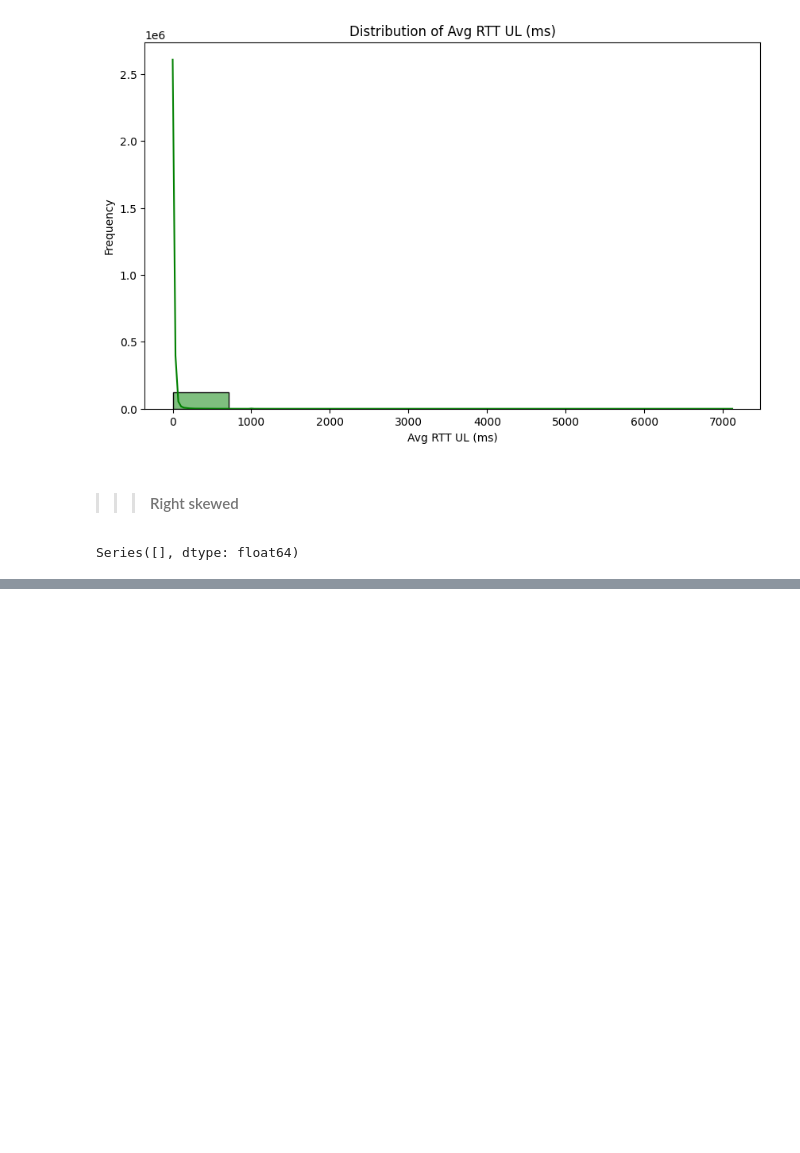
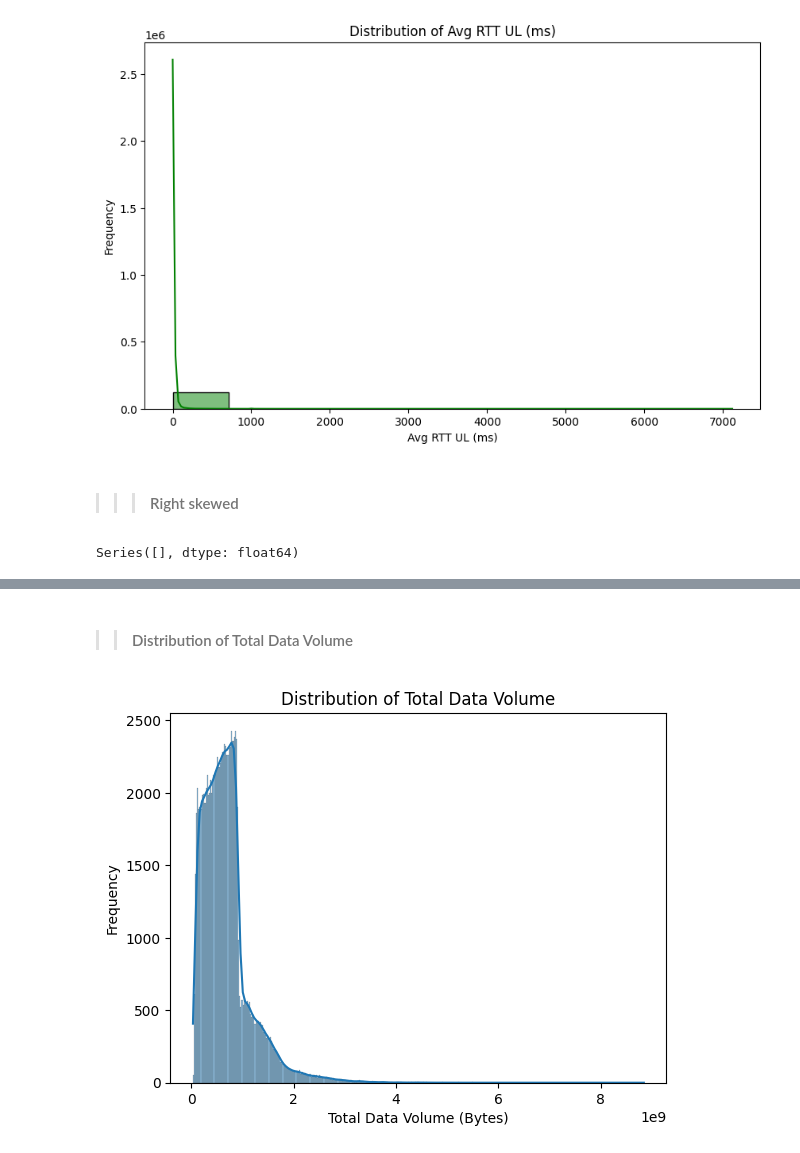
Before and after one commit to naolatomsa/TellCo, a Jupyter notebook: notebooks/userBehaviourAggregation.ipynb, the cells around one changed output, grey strips where cells are left out. Saved outputs shown, nothing was run; the diff lists cells and outputs as text; code cells hidden in the pictures; blank space fills up the shorter version.

Commit message:
Aggregate per user

```diff
--- a/notebooks/userBehaviourAggregation.ipynb
+++ b/notebooks/userBehaviourAggregation.ipynb
@@ -191,0 +289,3 @@ Series([], dtype: float64)
+# %%
+from scripts.userAggregate import segment_user
+user_aggregated = segment_user(data)
@@ -191,0 +341,7 @@ Series([], dtype: float64)
+# %% [markdown]
+>> #### Distribution of Total Data Volume
+# %%
+from scripts.histogramPlot import total_data_volume_distribution
+total_data_volume_distribution(user_aggregated, 'Distribution of Total Data Volume', 'Total Data Volume (Bytes)', 'Frequency' )
+# %% [output]
+[figure, added]
```
Also changed, not shown: parts of 28 cells of this notebook, 5 other files.
